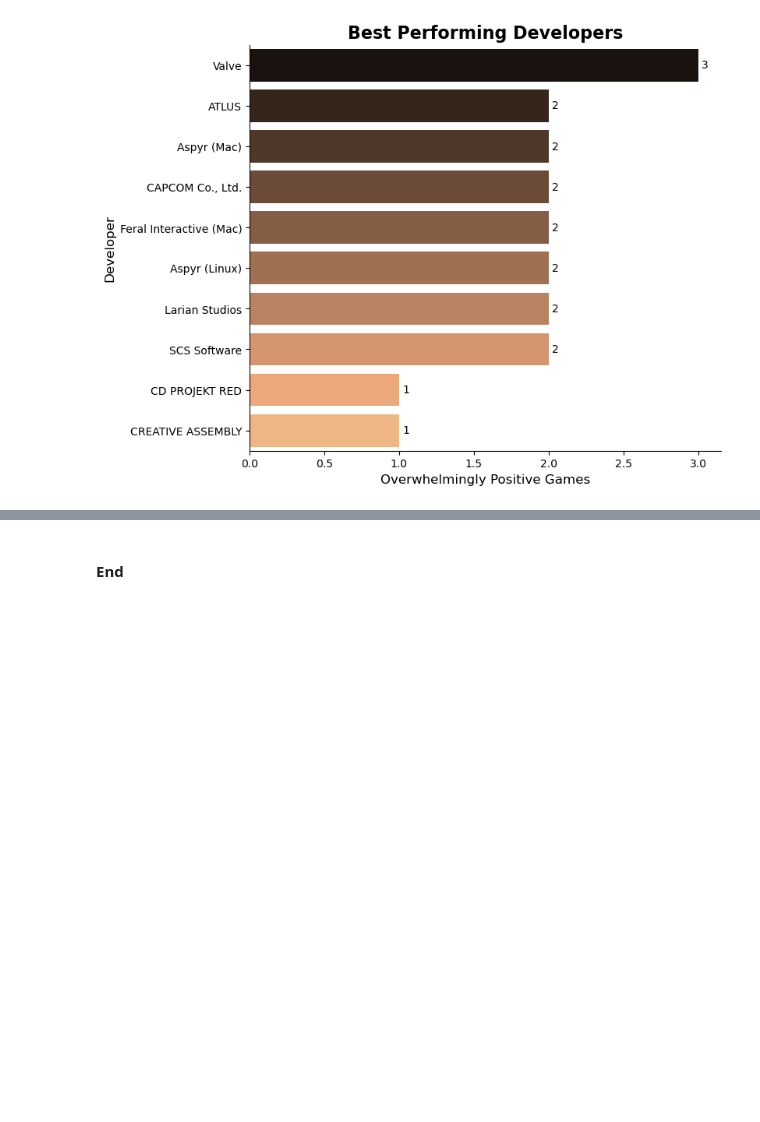
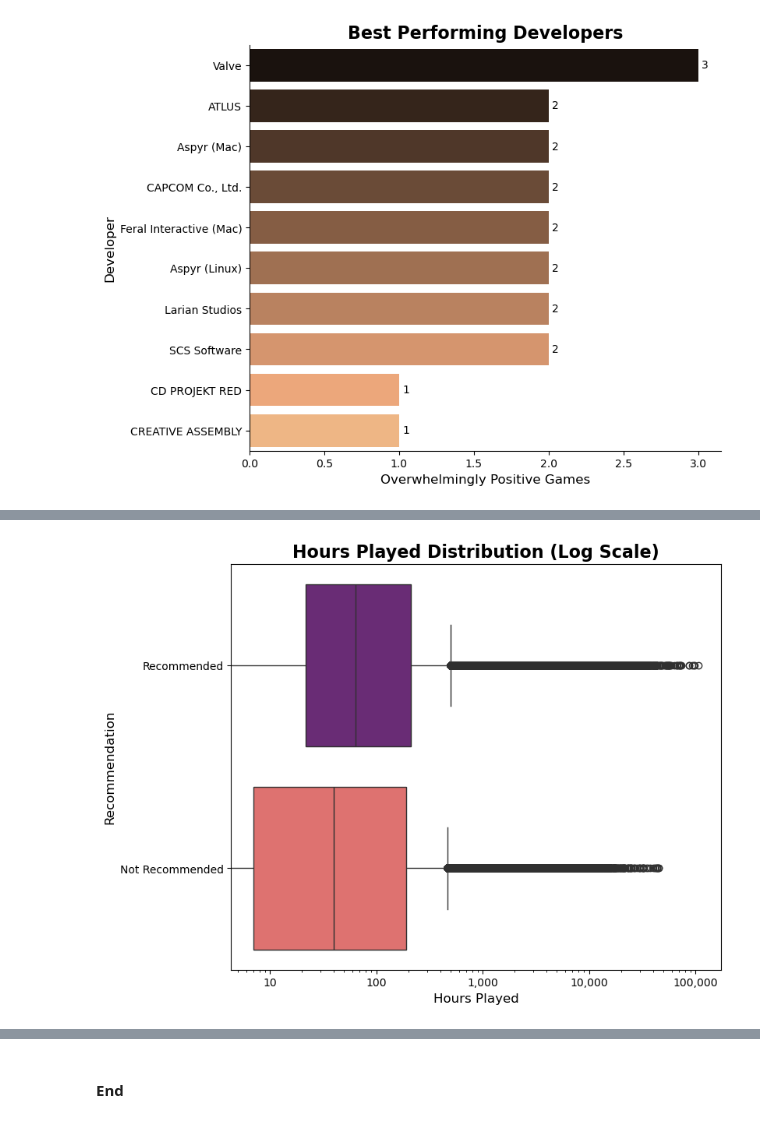
Before and after one commit to riowinarno/steam-games-reviews-and-rankings, a Jupyter notebook: notebook.ipynb, the cells around one changed output, grey strips where cells are left out. Saved outputs shown, nothing was run; the diff lists cells and outputs as text; code cells hidden in the pictures; blank space fills up the shorter version.

```diff
--- a/notebook.ipynb
+++ b/notebook.ipynb
@@ -455,7 +455,7 @@ df_games_reviews_clean.head()
 | 4 | Reminds me of something I've lost... | 24.0 | 557 | 4 | Recommended | 12 September 2024 | Warhammer 40,000: Space Marine 2 | Jek |
 # %%
 # Change review_date type do datetime
-df_games_reviews_clean['review_date'] = pd.to_datetime(df_games_reviews_clean['review_date'], format='mixed')
+df_games_reviews_clean['review_date'] = pd.to_datetime(df_games_reviews_clean['review_date'], format='mixed', errors='coerce')
 # %%
 # Change numerical columns to numerical data type
 num_cols = [
@@ -770,0 +785,23 @@ plt.show()
+# %%
+# Visualization
+fig, ax = plt.subplots(figsize=(8, 6), layout='constrained')
+
+sns.boxplot(
+    df_games_reviews_clean,
+    x='hours_played',
+    y='recommendation',
+    palette='magma',
+    hue='recommendation',
+    legend=False,
+)
+
+ax.set_title('Hours Played Distribution (Log Scale)', fontsize=16, fontweight='bold')
+ax.set_xlabel('Hours Played', fontsize=12)
+ax.set_ylabel('Recommendation', fontsize=12)
+
+ax.set_xscale('log')
+ax.xaxis.set_major_formatter(FuncFormatter(lambda x, pos: f"{x:,.0f}"))
+
+plt.show()
+# %% [output]
+[figure, added]
```
Also changed, not shown: parts of 17 cells of this notebook.
